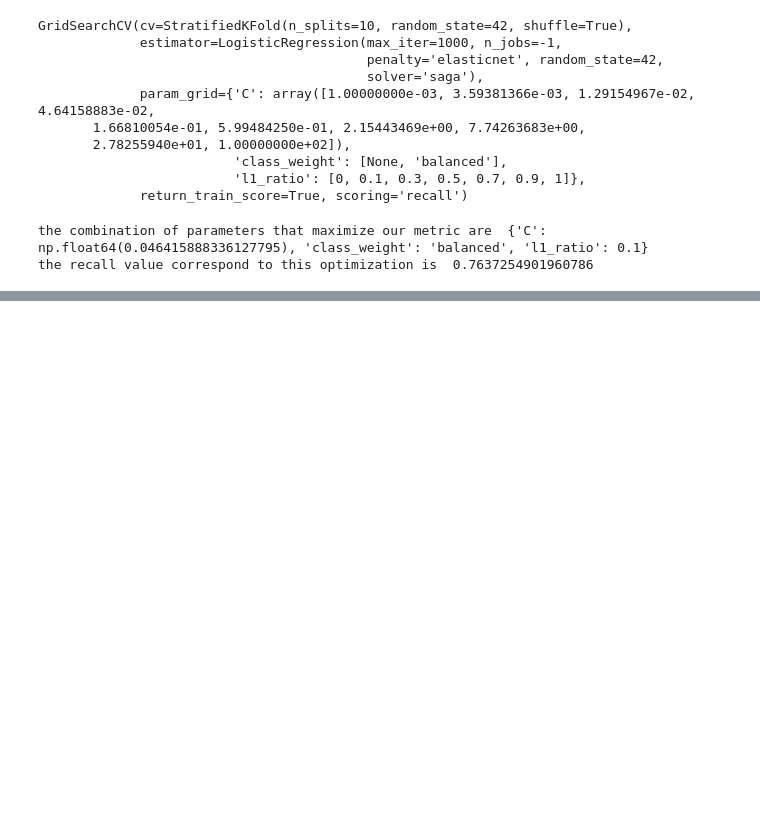
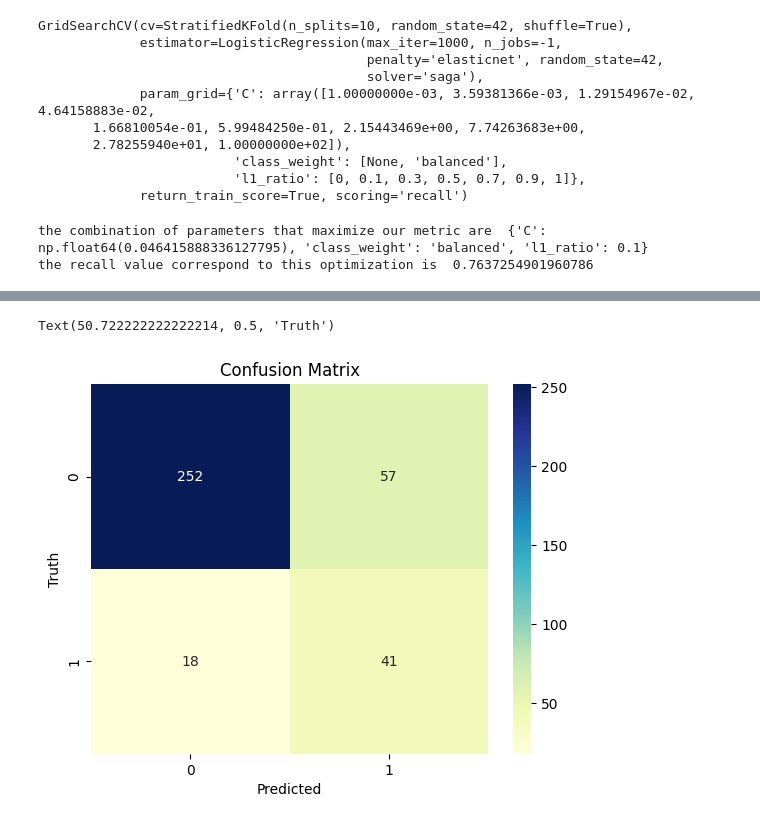
Before and after one commit to ZakariaElKazdam/Attrition-detection, a Jupyter notebook: Modeling.ipynb, the cells around one changed output, grey strips where cells are left out. Drawn from its saved outputs; the diff is of its cells as text; code cells hidden in the pictures; blank space fills up the shorter version.

```diff
--- a/Modeling.ipynb
+++ b/Modeling.ipynb
@@ -339,0 +345,10 @@ weighted avg       0.85      0.80      0.81       368
+# %%
+confusion_mat_log_reg = pd.DataFrame(confusion_matrix(y_test,y_pred))
+
+plt.title('Confusion Matrix')
+sns.heatmap(confusion_mat_log_reg, annot=True, cmap="YlGnBu" ,fmt='g')
+plt.xlabel('Predicted')
+plt.ylabel('Truth')
+# %% [output]
+Text(50.722222222222214, 0.5, 'Truth')
+[figure, added]
```
Also changed, not shown: parts of 7 cells of this notebook.
